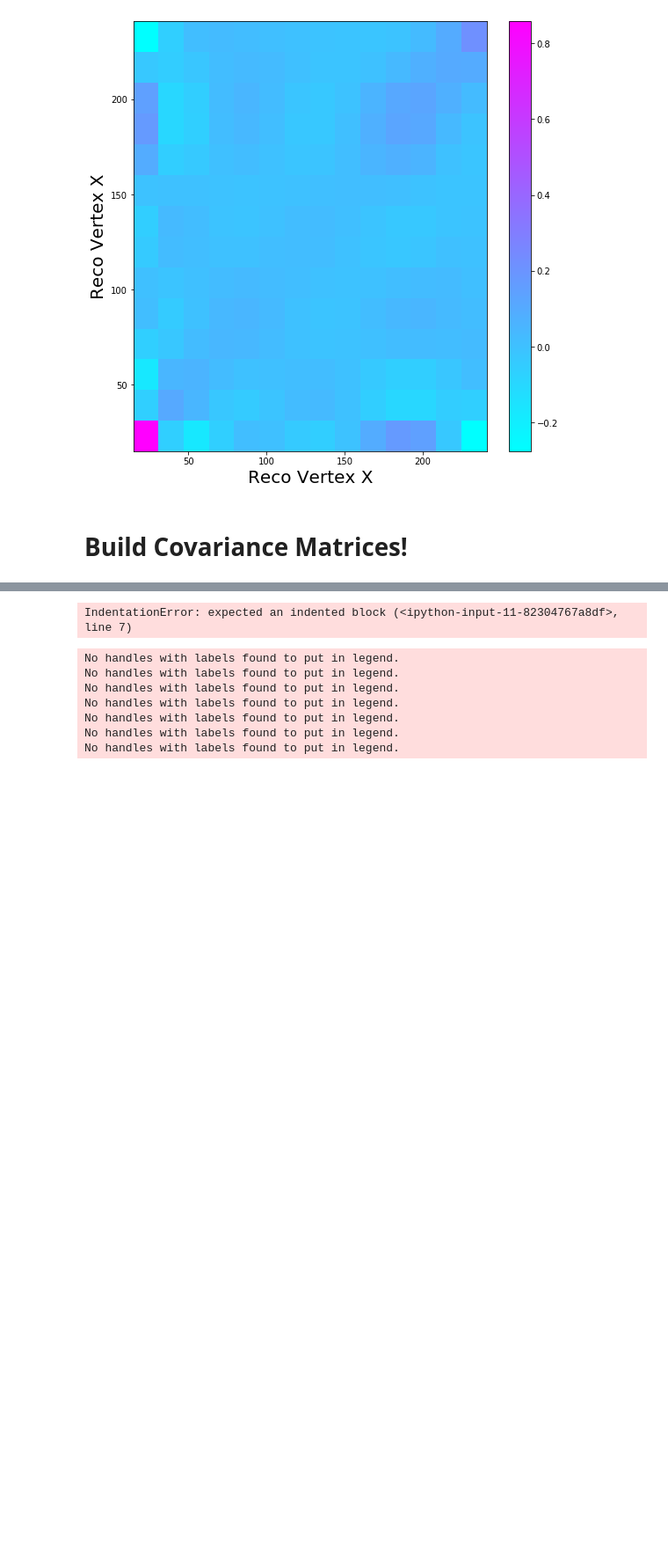
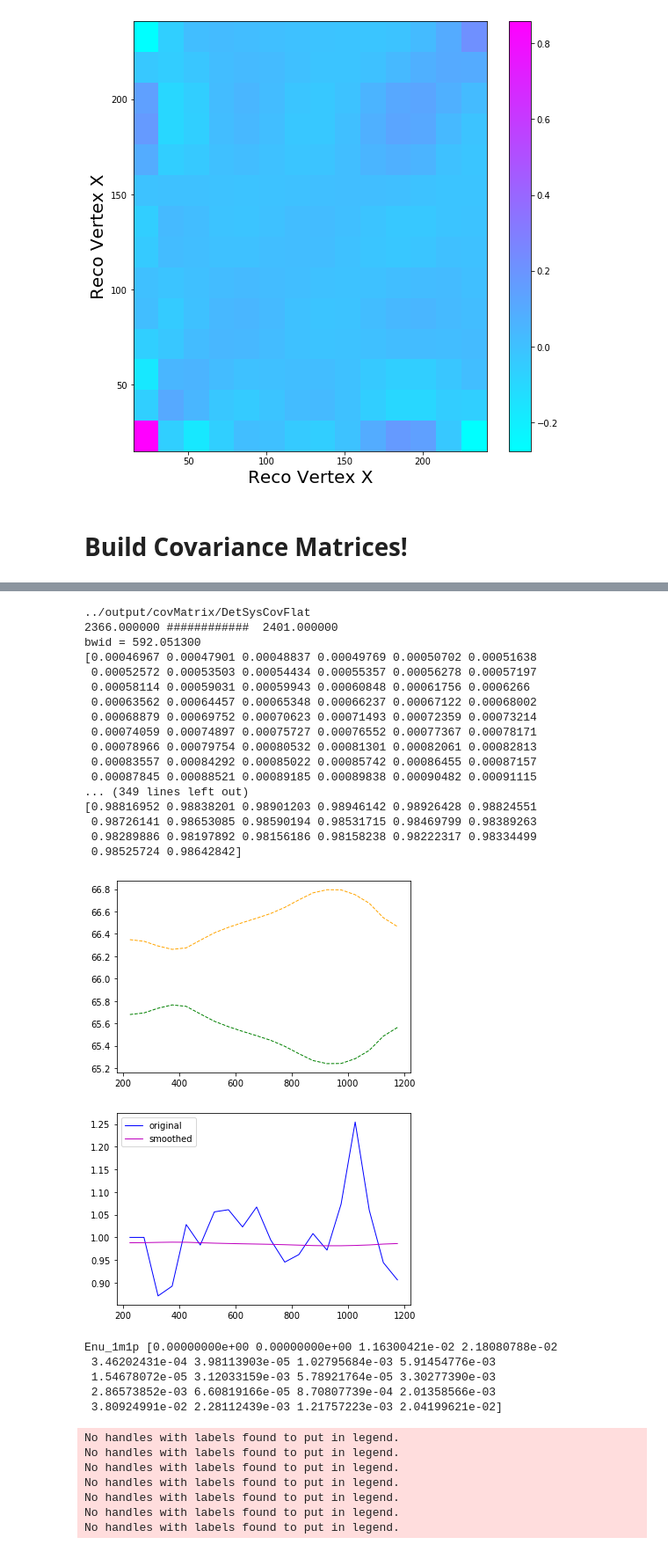
Before and after one commit to LArbys/1L1PSelection, a Jupyter notebook: Notebooks/DetSys.ipynb, the cells around one changed output, grey strips where cells are left out. Shown at 88% size. Saved outputs shown, nothing was run; the diff lists cells and outputs as text; code cells hidden in the pictures; blank space fills up the shorter version.

```diff
--- a/Notebooks/DetSys.ipynb
+++ b/Notebooks/DetSys.ipynb
@@ -315,54 +556,100 @@ nbins = 1
 # %%
-dumphole = 'DetSysCovFlat'
+nbins = 20
+dumphole = '%s/DetSysCovFlat'%covfolder
+print(dumphole)
 if not os.path.exists(dumphole):
     os.makedirs(dumphole)
 
-    for dist in varlistSel[9:10]:
-
+#for dist in varListSel: #[9:10]
+#for _,dist in varListSel.items():
+for i in range(1):
+    dist = varListSel['Enu_1m1p']
     cov = np.zeros((nbins,nbins))
 
-    for sysi in range(len(a_df_sys)):
-        myvardf = a_df_sys[sysi].query('Enu_1m1p > 0 and Enu_1m1p_cv > 0')
+#    for sysi in range(len(a_df_sys)):
+    for sysi in range(1):
+#        myvardf = a_df_sys[sysi].query('Enu_1m1p > 0 and Enu_1m1p_cv > 0')
+        myvardf = a_df_sys[sysi].query('Enu_1m1p > 0')
 
         var_sys = myvardf.query(s_cuts)[dist.myname]
-        var_cv = myvardf.query(s_cuts_cv)[dist.myname+'_cv']
+#        var_cv = myvardf.query(s_cuts_cv)[dist.myname+'_cv']
+        var_cv = myvardf.query(s_cuts_cv)[dist.myname]
+        var_cv_list = var_cv.astype(float).values.tolist()
+        var_sys_list = var_sys.astype(float).values.tolist()
+        CV_smooth,DV_smoth = smooth(var_cv_list,var_sys_list,dist.myrange[0],dist.myrange[1])
+
+#        print(var_cv_list)
+#        print(var_cv)
         #cv_scale = np.ones(len(var_cv))*totalscale/scaleCV
         #sys_scale = np.ones(len(var_sys))*totalscale/f_scaleslist[sysi]
+        cv_weights = myvardf.query(s_cuts_cv)['xsec_corr_weight'].astype(float).values.tolist()
+        sys_weights = myvardf.query(s_cuts)['xsec_corr_weight'].astype(float).values.tolist()
 
-        hCV,binedges = np.histogram(var_cv,bins=nbins,range=dist.myrange)#,weights=cv_scale)
-        h0,_ = np.histogram(var_sys,bins=nbins,range=dist.myrange)#,weights=cv_scale)
+
+#        print(cv_weights)
+        hCV,binedges = np.histogram(var_cv,bins=nbins,range=dist.myrange,weights= cv_weights)#cv_scale)
+        h0,_ = np.histogram(var_sys,bins=nbins,range=dist.myrange,weights=sys_weights)#cv_scale)
         bincenters = np.diff(binedges)/2 + binedges[:-1]
 
-        hCV,binedges = np.histogram(var_cv,bins=nbins,range=dist.myrange)#,weights=cv_scale)
-        h0,_ = np.histogram(var_sys,bins=nbins,range=dist.myrange)#,weights=cv_scale)
-        bincenters = np.diff(binedges)/2 + binedges[:-1]
 
+
+
+
+#        print(h0)
+#        print(hCV)
+#        print(bincenters)
         # polyfit
         #polyterms = 4
         #polyCV = np.polyfit(bincenters, hCV, polyterms)
         #fCV = np.poly1d(polyCV)
         #poly0 = np.polyfit(bincenters, h0, polyterms)
         #f0 = np.poly1d(poly0)
         #hCV = fCV(bincenters)
         #h0 = f0(bincenters)
 
         #for i in range(nbins):
         #    for j in range(nbins):
         #        if hCV[i] > 0 and hCV[j] > 0:
         #            cov[i][j] += (h0[i]-hCV[i])*(h0[j]-hCV[j])/(hCV[i]*hCV[j])
         #        elif h0[i] > 0 and h0[j] > 0:
         #            cov[i][j] += (h0[i]-hCV[i])*(h0[j]-hCV[j])/(h0[i]*h0[j])
 
         for i in range(nbins):
             for j in range(nbins):
-                print(h0[i],hCV[j])
-                cov[i][j] += (h0[i]-hCV[i])*(h0[j]-hCV[j])/(hCV[i]*hCV[j])
-
-    print(dist.myname,cov[0][0])
+                if (hCV[i]*hCV[j])==0:
+                    cov[i][j]=0
+                else:
+    #               print('%d,%d'%(h0[i],hCV[j]))
+                    cov[i][j] += (h0[i]-hCV[i])*(h0[j]-hCV[j])/(hCV[i]*hCV[j])
+    #               print('result is: %d*%d/%d'%(h0[i]-hCV[i],h0[j]-hCV[j],hCV[i]*hCV[j]))
+        print(dist.myname,cov.diagonal())
 
     #np.savetxt(dumphole+'/detsys_%s_cov.csv'%dist.myname, cov, delimiter=',')
 # %% [output]
-IndentationError: expected an indented block (<ipython-input-11-82304767a8df>, line 7)
+../output/covMatrix/DetSysCovFlat
+2366.000000 ############  2401.000000
+bwid = 592.051300
+[0.00046967 0.00047901 0.00048837 0.00049769 0.00050702 0.00051638
+ 0.00052572 0.00053503 0.00054434 0.00055357 0.00056278 0.00057197
+ 0.00058114 0.00059031 0.00059943 0.00060848 0.00061756 0.0006266
+ 0.00063562 0.00064457 0.00065348 0.00066237 0.00067122 0.00068002
+ 0.00068879 0.00069752 0.00070623 0.00071493 0.00072359 0.00073214
+ 0.00074059 0.00074897 0.00075727 0.00076552 0.00077367 0.00078171
+ 0.00078966 0.00079754 0.00080532 0.00081301 0.00082061 0.00082813
+ 0.00083557 0.00084292 0.00085022 0.00085742 0.00086455 0.00087157
+ 0.00087845 0.00088521 0.00089185 0.00089838 0.00090482 0.00091115
+... (349 lines left out)
+[0.98816952 0.98838201 0.98901203 0.98946142 0.98926428 0.98824551
+ 0.98726141 0.98653085 0.98590194 0.98531715 0.98469799 0.98389263
+ 0.98289886 0.98197892 0.98156186 0.98158238 0.98222317 0.98334499
+ 0.98525724 0.98642842]
+[figure, added]
+[figure, added]
+Enu_1m1p [0.00000000e+00 0.00000000e+00 1.16300421e-02 2.18080788e-02
+ 3.46202431e-04 3.98113903e-05 1.02795684e-03 5.91454776e-03
+ 1.54678072e-05 3.12033159e-03 5.78921764e-05 3.30277390e-03
+ 2.86573852e-03 6.60819166e-05 8.70807739e-04 2.01358566e-03
+ 3.80924991e-02 2.28112439e-03 1.21757223e-03 2.04199621e-02]
 # %%
 dvar = varListSel['Xreco']
 nbins = 14
```
Also changed, not shown: parts of 15 cells of this notebook, 2 other files.
